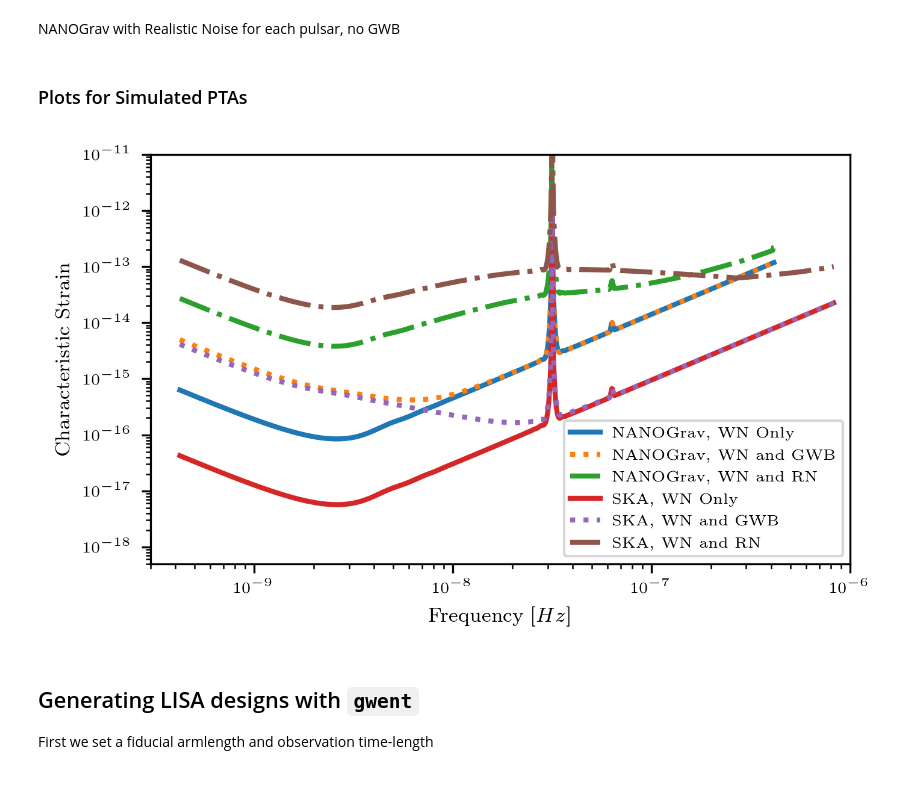
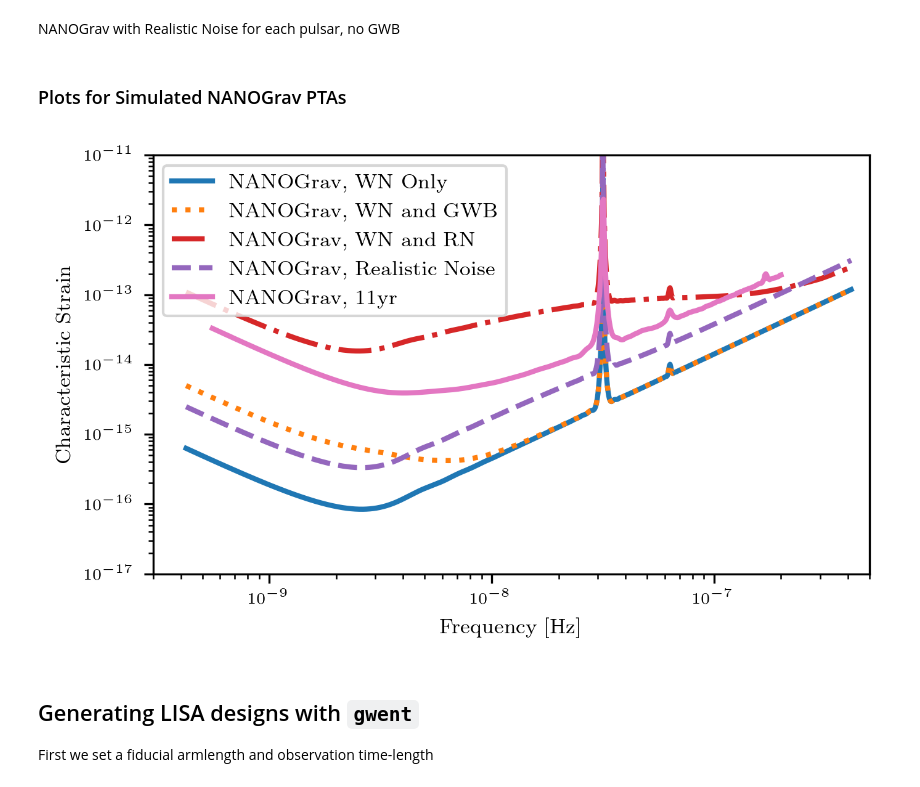
Before and after one commit to ark0015/gwent, a Jupyter notebook: docs/_static/notebooks/strain_plot_tutorial.ipynb, the cells around one changed output. Saved outputs shown, nothing was run; the diff lists cells and outputs as text; code cells hidden in the pictures.

```diff
--- a/docs/_static/notebooks/strain_plot_tutorial.ipynb
+++ b/docs/_static/notebooks/strain_plot_tutorial.ipynb
@@ -260,46 +283,37 @@ NANOGrav_WN_RN = detector.PTA('NANOGrav, WN and RN',T_nano,N_p_nano,sigma_nano,c
 # %% [markdown]
 NANOGrav with White Noise and a Stochastic Gravitational Wave Background
 # %%
-NANOGrav_WN_GWB = detector.PTA('NANOGrav, WN and GWB',T_nano,N_p_nano,sigma_nano,cadence_nano,A_GWB=4e-16)
+NANOGrav_WN_GWB = detector.PTA('NANOGrav, WN and GWB',T_nano,N_p_nano,sigma_nano,cadence_nano,GWB_amp=4e-16)
 # %% [markdown]
 NANOGrav with Realistic Noise for each pulsar, no GWB
 # %%
 NANOGrav_Realistic_Noise = detector.PTA('NANOGrav, Realistic Noise',T_nano,N_p_nano,cadence_nano,use_11yr=True)
 # %% [markdown]
-### Plots for Simulated PTAs
+### Plots for Simulated NANOGrav PTAs
 # %%
 fig = plt.figure()
 plt.loglog(NANOGrav_WN.fT,NANOGrav_WN.h_n_f,\
            color = 'C0',linewidth=linesize,label=NANOGrav_WN.name)
 plt.loglog(NANOGrav_WN_GWB.fT,NANOGrav_WN_GWB.h_n_f,\
-           color = 'C0',linewidth=linesize,linestyle=':',label=NANOGrav_WN_GWB.name)
+           color = 'C1',linewidth=linesize,linestyle=':',label=NANOGrav_WN_GWB.name)
 plt.loglog(NANOGrav_WN_RN.fT,NANOGrav_WN_RN.h_n_f,\
-           color = 'C0',linewidth=linesize,linestyle='-.',label=NANOGrav_WN_RN.name)
+           color = 'C3',linewidth=linesize,linestyle='-.',label=NANOGrav_WN_RN.name)
 plt.loglog(NANOGrav_Realistic_Noise.fT,NANOGrav_Realistic_Noise.h_n_f,\
-           color = 'C0',linewidth=linesize,linestyle='--',label=NANOGrav_Realistic_Noise.name)
+           color = 'C4',linewidth=linesize,linestyle='--',label=NANOGrav_Realistic_Noise.name)
 
 plt.loglog(NANOGrav_11yr_hasasia.fT,NANOGrav_11yr_hasasia.h_n_f, linewidth = linesize,\
            color = 'C6', label = 'NANOGrav, 11yr')
 
-plt.loglog(SKA_WN.fT,SKA_WN.h_n_f, linewidth = linesize,\
-           color = 'C1',label = SKA_WN.name)
-plt.loglog(SKA_WN_GWB.fT,SKA_WN_GWB.h_n_f, linewidth = linesize,linestyle=':',\
-           color = 'C1',label = SKA_WN_GWB.name)
-plt.loglog(SKA_WN_RN.fT,SKA_WN_RN.h_n_f, linewidth = linesize,linestyle='-.',\
-           color = 'C1',label = SKA_WN_RN.name)
-plt.loglog(SKA_Realistic_Noise.fT,SKA_Realistic_Noise.h_n_f,\
-           color = 'C1',linewidth=linesize,linestyle='--',label=SKA_Realistic_Noise.name)
-
 plt.tick_params(axis = 'both',which = 'major', labelsize = axissize)
 plt.ylim([1e-17,1e-11])
-plt.xlim([3e-10,1e-6])
+plt.xlim([3e-10,5e-7])
 
 plt.xlabel('Frequency [Hz]',fontsize = labelsize)
 plt.ylabel('Characteristic Strain',fontsize = labelsize)
-plt.legend(loc='upper left', fontsize = legendsize-5)
+plt.legend(loc='upper left', fontsize = legendsize-2)
 plt.show()
 # %% [output]
-[figure, old version]
+[figure, new version]
 # %% [markdown]
 ## Generating LISA designs with `gwent`
 
```
Also changed, not shown: parts of 4 cells of this notebook, 34 other files.
